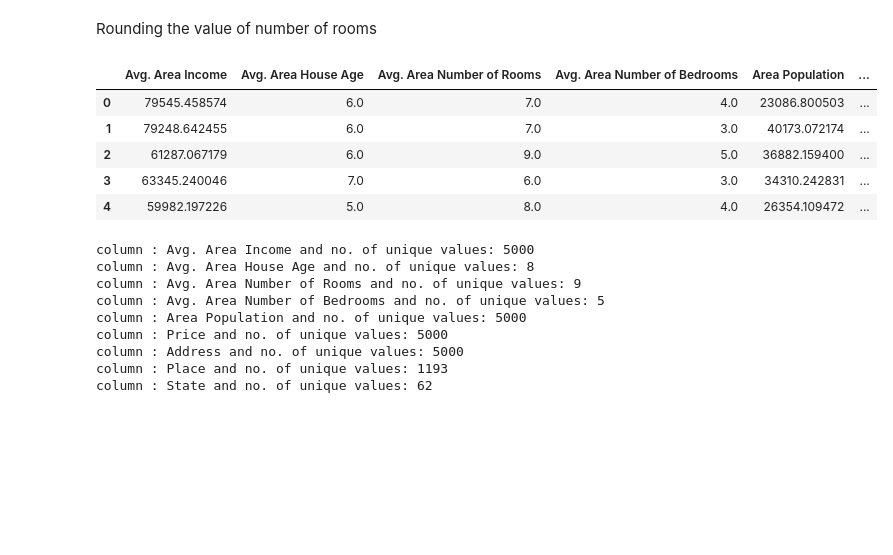
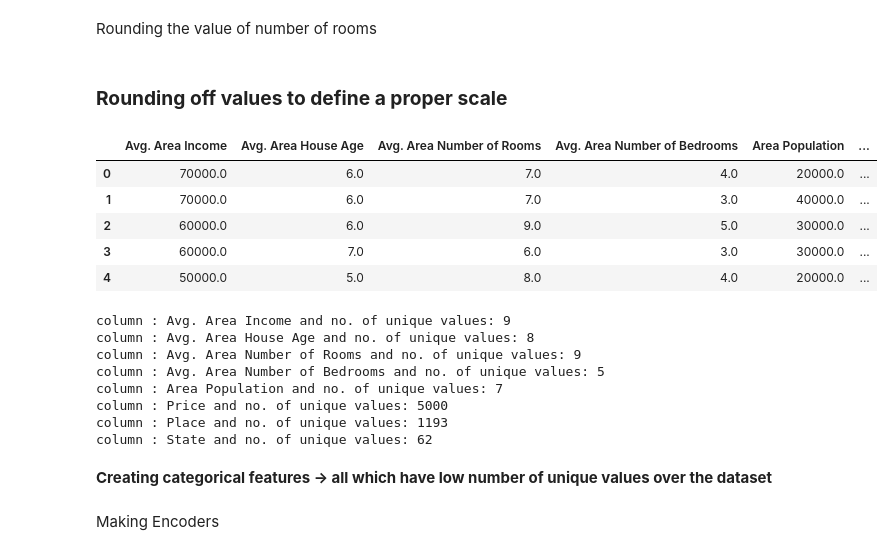
Before and after one commit to ag-wnl/kaggle_models, a Jupyter notebook: housing_price_prediction.ipynb, the cells around one changed output. Saved outputs shown, nothing was run; the diff lists cells and outputs as text; code cells hidden in the pictures; blank space fills up the shorter version.

```diff
--- a/housing_price_prediction.ipynb
+++ b/housing_price_prediction.ipynb
@@ -121,28 +121,34 @@ df.head()
 | 4 | 59982.197226 | 5.040555 | 7.839388 | 4.23 | 26354.109472 | ... |
 # %% [markdown]
 Rounding the value of number of rooms
+# %% [markdown]
+### **Rounding off values to define a proper scale**
 # %%
 df['Avg. Area Number of Rooms'] = df['Avg. Area Number of Rooms'].round()
 df['Avg. Area Number of Bedrooms'] = df['Avg. Area Number of Bedrooms'].round()
 df['Avg. Area House Age'] = df['Avg. Area House Age'].round()
+df['Avg. Area Income'] = (df['Avg. Area Income'] // 10000)*10000
+df['Area Population'] = (df['Area Population'] // 10000)*10000
+
 df.head()
 # %% [output]
 |  | Avg. Area Income | Avg. Area House Age | Avg. Area Number of Rooms | Avg. Area Number of Bedrooms | Area Population | ... |
-| 0 | 79545.458574 | 6.0 | 7.0 | 4.0 | 23086.800503 | ... |
-| 1 | 79248.642455 | 6.0 | 7.0 | 3.0 | 40173.072174 | ... |
-| 2 | 61287.067179 | 6.0 | 9.0 | 5.0 | 36882.159400 | ... |
-| 3 | 63345.240046 | 7.0 | 6.0 | 3.0 | 34310.242831 | ... |
-| 4 | 59982.197226 | 5.0 | 8.0 | 4.0 | 26354.109472 | ... |
+| 0 | 70000.0 | 6.0 | 7.0 | 4.0 | 20000.0 | ... |
+| 1 | 70000.0 | 6.0 | 7.0 | 3.0 | 40000.0 | ... |
+| 2 | 60000.0 | 6.0 | 9.0 | 5.0 | 30000.0 | ... |
+| 3 | 60000.0 | 7.0 | 6.0 | 3.0 | 30000.0 | ... |
+| 4 | 50000.0 | 5.0 | 8.0 | 4.0 | 20000.0 | ... |
 # %%
 for i in df.columns:
     print(f"column : {i} and no. of unique values: {len(df[i].unique())}")
 # %% [output]
-column : Avg. Area Income and no. of unique values: 5000
+column : Avg. Area Income and no. of unique values: 9
 column : Avg. Area House Age and no. of unique values: 8
 column : Avg. Area Number of Rooms and no. of unique values: 9
 column : Avg. Area Number of Bedrooms and no. of unique values: 5
-column : Area Population and no. of unique values: 5000
+column : Area Population and no. of unique values: 7
 column : Price and no. of unique values: 5000
-column : Address and no. of unique values: 5000
 column : Place and no. of unique values: 1193
 column : State and no. of unique values: 62
+# %% [markdown]
+**Creating categorical features  -> all which have low number of unique values over the dataset**
@@ -148,0 +158,2 @@ column : State and no. of unique values: 62
+# %% [markdown]
+Making Encoders
```
Also changed, not shown: parts of 24 cells of this notebook.
